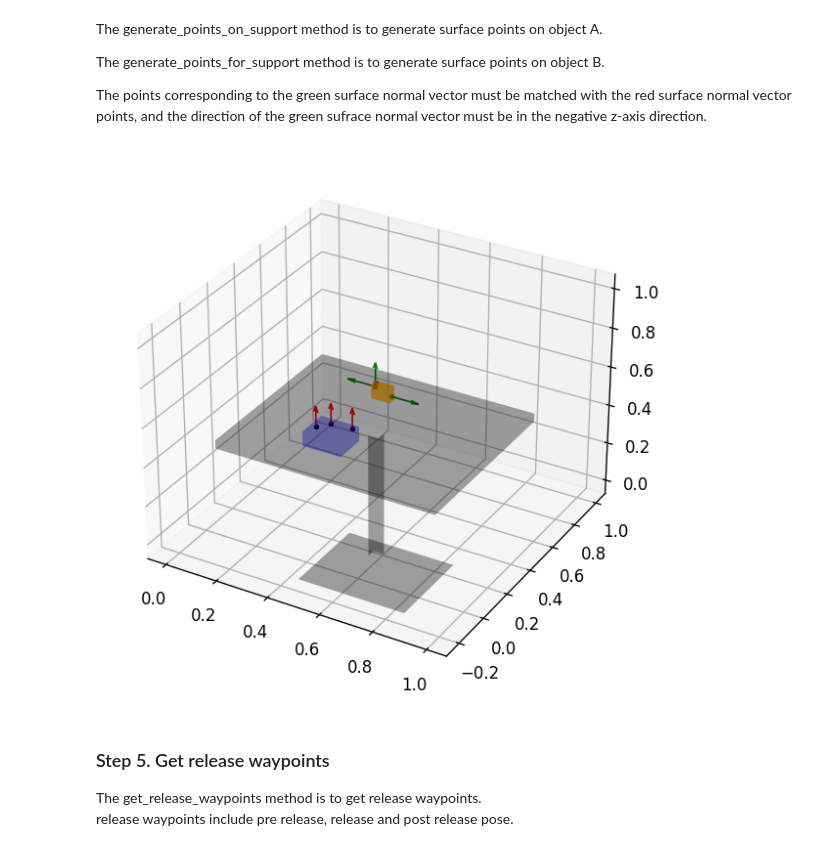
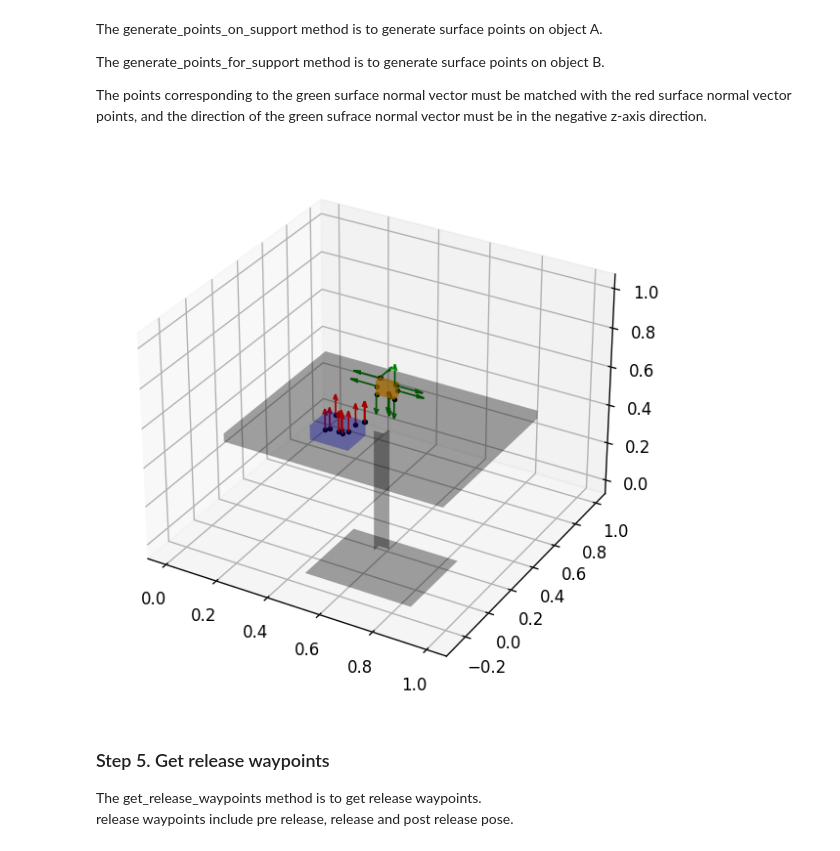
Before and after one commit to jdj2261/pykin, a Jupyter notebook: tutorials/07_pick_and_place.ipynb, the cells around one changed output. Cells and saved outputs as stored; diff of their text form; code cells hidden in the pictures.

```diff
--- a/tutorials/07_pick_and_place.ipynb
+++ b/tutorials/07_pick_and_place.ipynb
@@ -190,18 +193,18 @@ The points corresponding to the green surface normal vector must be matched with
 # %%
 fig, ax = plt.init_3d_figure(figsize=(10,6), dpi=120)
 plt.plot_mesh(ax=ax, mesh=obj_mesh1, A2B=obs_pos1.h_mat, alpha=0.5, color='orange')
 plt.plot_mesh(ax=ax, mesh=obj_mesh2, A2B=obs_pos2.h_mat, alpha=0.2, color='blue')
 plt.plot_mesh(ax=ax, mesh=obj_mesh3, A2B=obs_pos3.h_mat, alpha=0.2)
-for point, normal in grasp_man.generate_points_on_support(obj_mesh2, obs_pos2.h_mat, n_samples=3):
+for point, normal in grasp_man.generate_points_on_support(obj_mesh2, obs_pos2.h_mat, n_samples=10):
     plt.plot_vertices(ax, point)
     plt.plot_normal_vector(ax, point, normal, scale=0.1)
 
-for point, normal in grasp_man.generate_points_for_support(obj_mesh1, obs_pos1.h_mat, n_samples=3):
+for point, normal in grasp_man.generate_points_for_support(obj_mesh1, obs_pos1.h_mat, n_samples=10):
     plt.plot_vertices(ax, point)
     plt.plot_normal_vector(ax, point, normal, scale=0.1, edgecolor="green")
 plt.show_figure()
 # %% [output]
-[figure, old version]
+[figure, new version]
 # %% [markdown]
 ### Step 5. Get release waypoints
 
```
Also changed, not shown: parts of 6 cells of this notebook, 25 other files.
